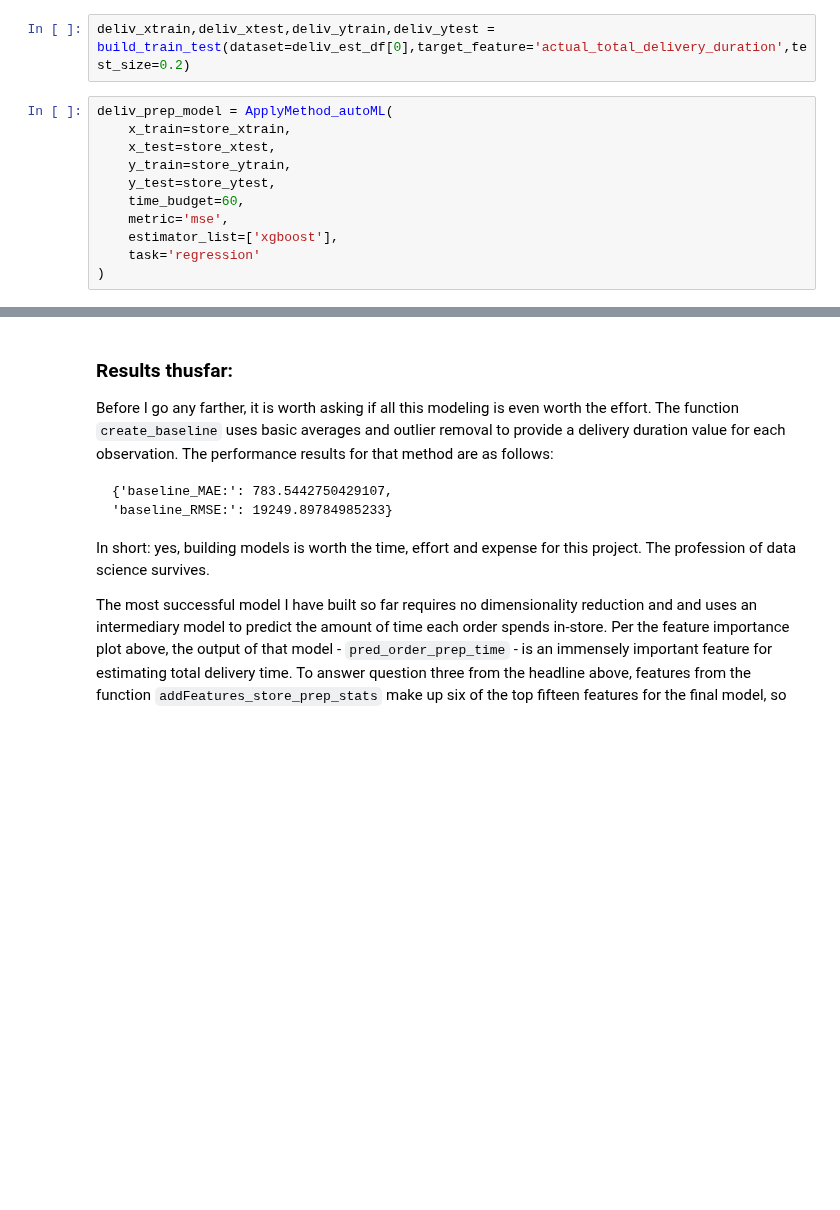
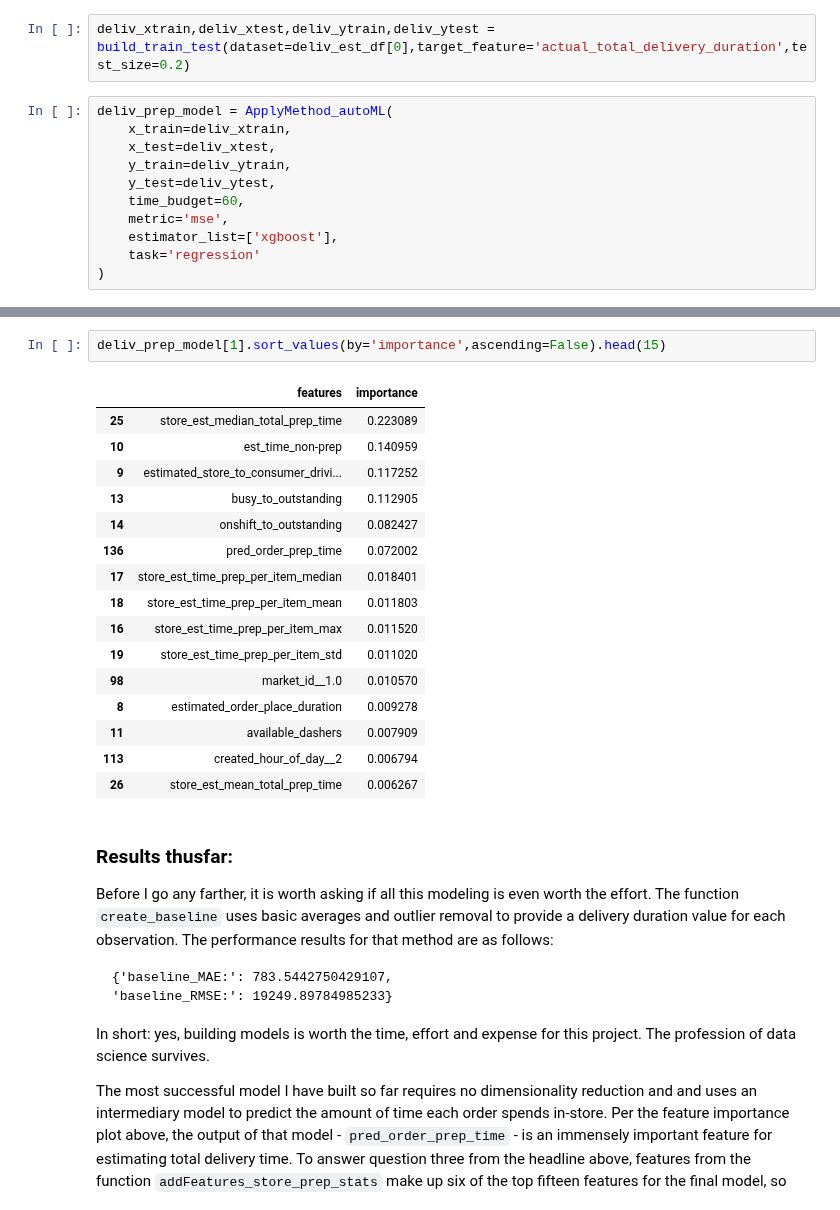
Before and after one commit to Tanag3r/stratascratch_projects, a Jupyter notebook: doordash_delivery_est/doordash_est.ipynb, the cells around one changed output, grey strips where cells are left out. Drawn from its saved outputs; the diff is of its cells as text; blank space fills up the shorter version.

```diff
--- a/doordash_delivery_est/doordash_est.ipynb
+++ b/doordash_delivery_est/doordash_est.ipynb
@@ -633,10 +659,10 @@ deliv_est_df[1]
 deliv_xtrain,deliv_xtest,deliv_ytrain,deliv_ytest = build_train_test(dataset=deliv_est_df[0],target_feature='actual_total_delivery_duration',test_size=0.2)
 # %%
 deliv_prep_model = ApplyMethod_autoML(
-    x_train=store_xtrain,
-    x_test=store_xtest,
-    y_train=store_ytrain,
-    y_test=store_ytest,
+    x_train=deliv_xtrain,
+    x_test=deliv_xtest,
+    y_train=deliv_ytrain,
+    y_test=deliv_ytest,
     time_budget=60,
     metric='mse',
     estimator_list=['xgboost'],
@@ -654,3 +689,22 @@ deliv_prep_model[2]
+# %%
+deliv_prep_model[1].sort_values(by='importance',ascending=False).head(15)
+# %% [output]
+|  | features | importance |
+| 25 | store_est_median_total_prep_time | 0.223089 |
+| 10 | est_time_non-prep | 0.140959 |
+| 9 | estimated_store_to_consumer_drivi... | 0.117252 |
+| 13 | busy_to_outstanding | 0.112905 |
+| 14 | onshift_to_outstanding | 0.082427 |
+| 136 | pred_order_prep_time | 0.072002 |
+| 17 | store_est_time_prep_per_item_median | 0.018401 |
+| 18 | store_est_time_prep_per_item_mean | 0.011803 |
+| 16 | store_est_time_prep_per_item_max | 0.011520 |
+| 19 | store_est_time_prep_per_item_std | 0.011020 |
+| 98 | market_id__1.0 | 0.010570 |
+| 8 | estimated_order_place_duration | 0.009278 |
+| 11 | available_dashers | 0.007909 |
+| 113 | created_hour_of_day__2 | 0.006794 |
+| 26 | store_est_mean_total_prep_time | 0.006267 |
 # %% [markdown]
 ### Results thusfar:
 
```
Also changed, not shown: parts of 11 cells of this notebook.
